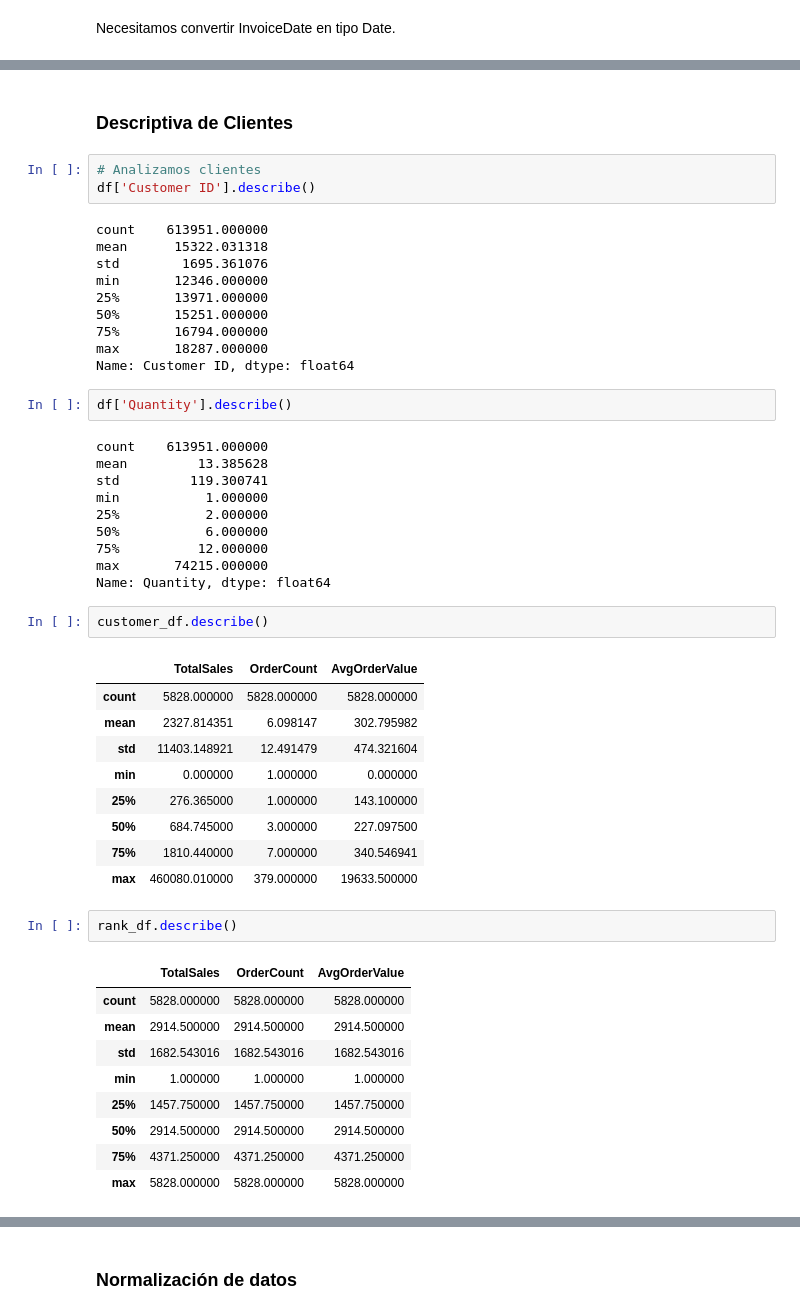
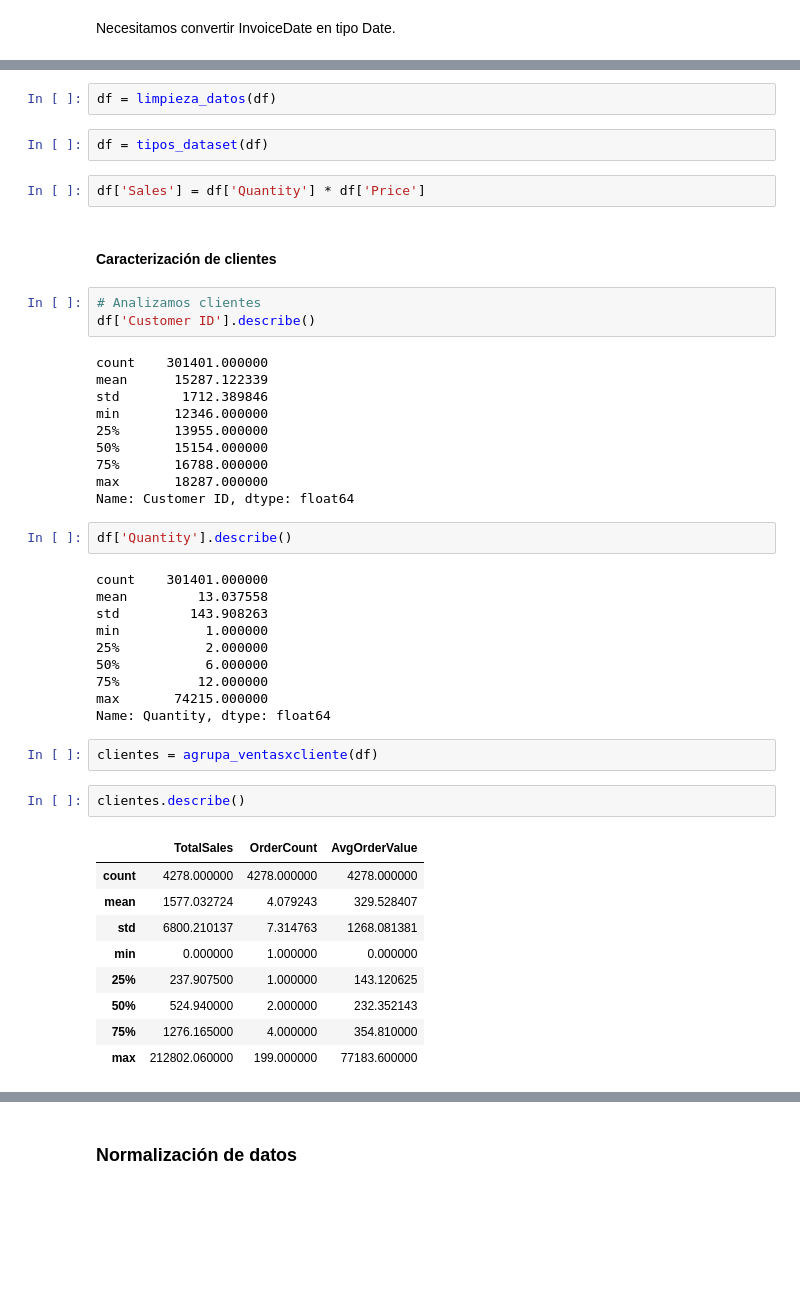
Before and after one commit to hcgalvan/UNSAM-Machine-Learning-on-Economics, a Jupyter notebook: TP-EcoData-Borrador.ipynb, the cells around one changed output, grey strips where cells are left out. Saved outputs shown, nothing was run; the diff lists cells and outputs as text; blank space fills up the shorter version.

```diff
--- a/TP-EcoData-Borrador.ipynb
+++ b/TP-EcoData-Borrador.ipynb
@@ -620,51 +780,47 @@ df.describe(include='object')
+# %%
+df = limpieza_datos(df)
+# %%
+df = tipos_dataset(df)
+# %%
+df['Sales'] = df['Quantity'] * df['Price']
 # %% [markdown]
-### Descriptiva de Clientes
+#### Caracterización de clientes
 # %%
 # Analizamos clientes
 df['Customer ID'].describe()
 # %% [output]
-count    613951.000000
-mean      15322.031318
-std        1695.361076
+count    301401.000000
+mean      15287.122339
+std        1712.389846
 min       12346.000000
-25%       13971.000000
-50%       15251.000000
-75%       16794.000000
+25%       13955.000000
+50%       15154.000000
+75%       16788.000000
 max       18287.000000
 Name: Customer ID, dtype: float64
 # %%
 df['Quantity'].describe()
 # %% [output]
-count    613951.000000
-mean         13.385628
-std         119.300741
+count    301401.000000
+mean         13.037558
+std         143.908263
 min           1.000000
 25%           2.000000
 50%           6.000000
 75%          12.000000
 max       74215.000000
 Name: Quantity, dtype: float64
+# %%
+clientes = agrupa_ventasxcliente(df)
 # %%
-customer_df.describe()
+clientes.describe()
 # %% [output]
 |  | TotalSales | OrderCount | AvgOrderValue |
-| count | 5828.000000 | 5828.000000 | 5828.000000 |
-| mean | 2327.814351 | 6.098147 | 302.795982 |
-| std | 11403.148921 | 12.491479 | 474.321604 |
+| count | 4278.000000 | 4278.000000 | 4278.000000 |
+| mean | 1577.032724 | 4.079243 | 329.528407 |
+| std | 6800.210137 | 7.314763 | 1268.081381 |
 | min | 0.000000 | 1.000000 | 0.000000 |
-| 25% | 276.365000 | 1.000000 | 143.100000 |
-| 50% | 684.745000 | 3.000000 | 227.097500 |
-| 75% | 1810.440000 | 7.000000 | 340.546941 |
-| max | 460080.010000 | 379.000000 | 19633.500000 |
+| 25% | 237.907500 | 1.000000 | 143.120625 |
+| 50% | 524.940000 | 2.000000 | 232.352143 |
+| 75% | 1276.165000 | 4.000000 | 354.810000 |
+| max | 212802.060000 | 199.000000 | 77183.600000 |
-# %%
-rank_df.describe()
-# %% [output]
-|  | TotalSales | OrderCount | AvgOrderValue |
-| count | 5828.000000 | 5828.000000 | 5828.000000 |
-| mean | 2914.500000 | 2914.500000 | 2914.500000 |
-| std | 1682.543016 | 1682.543016 | 1682.543016 |
-| min | 1.000000 | 1.000000 | 1.000000 |
-| 25% | 1457.750000 | 1457.750000 | 1457.750000 |
-| 50% | 2914.500000 | 2914.500000 | 2914.500000 |
-| 75% | 4371.250000 | 4371.250000 | 4371.250000 |
-| max | 5828.000000 | 5828.000000 | 5828.000000 |
```
Also changed, not shown: parts of 77 cells of this notebook, 3 other files.
